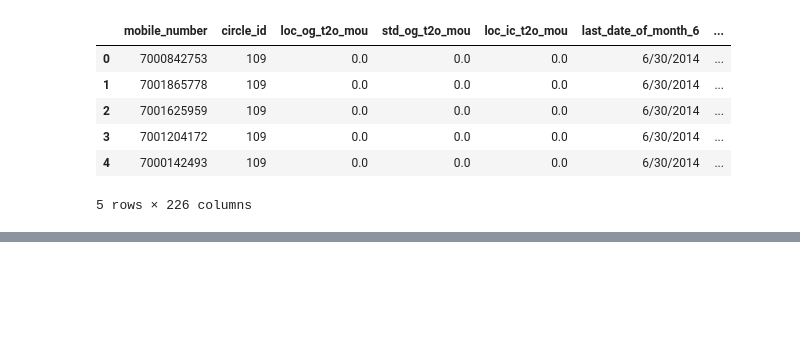
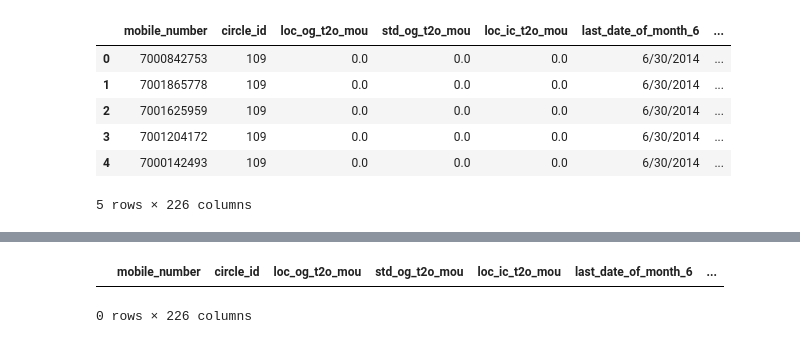
Before and after one commit to rajeshi/case_study_telcom_churn_ml2, a Jupyter notebook: Churn_UseCase_Machine_Learning_II.ipynb, the cells around one changed output, grey strips where cells are left out. Cells and saved outputs as stored; diff of their text form; code cells hidden in the pictures; blank space fills up the shorter version.

```diff
--- a/Churn_UseCase_Machine_Learning_II.ipynb
+++ b/Churn_UseCase_Machine_Learning_II.ipynb
@@ -43,0 +217,6 @@ telecom_df.head()
+# %%
+result = telecom_data[(telecom_data['date_of_last_rech_data_6'].isnull()) & (telecom_data['av_rech_amt_data_6'].notna() | telecom_data['total_rech_data_6'].notna()| telecom_data['max_rech_data_6'].notna())]
+result
+# %% [output]
+|  | mobile_number | circle_id | loc_og_t2o_mou | std_og_t2o_mou | loc_ic_t2o_mou | last_date_of_month_6 | ... |
+0 rows × 226 columns
```
Also changed, not shown: parts of 38 cells of this notebook, 1 other file.
